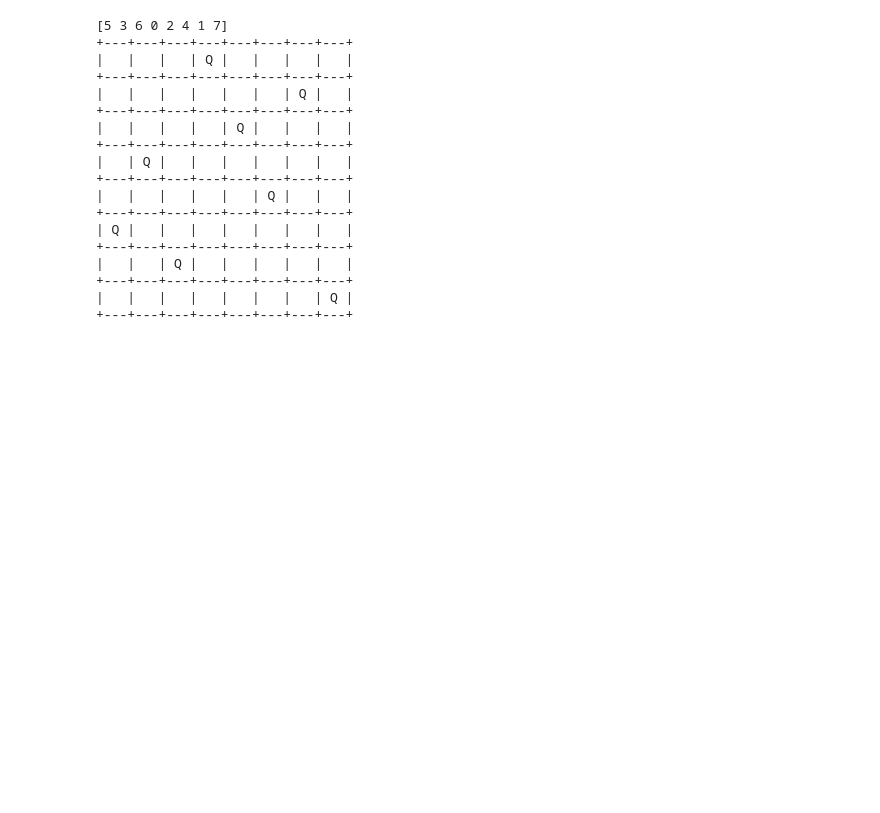
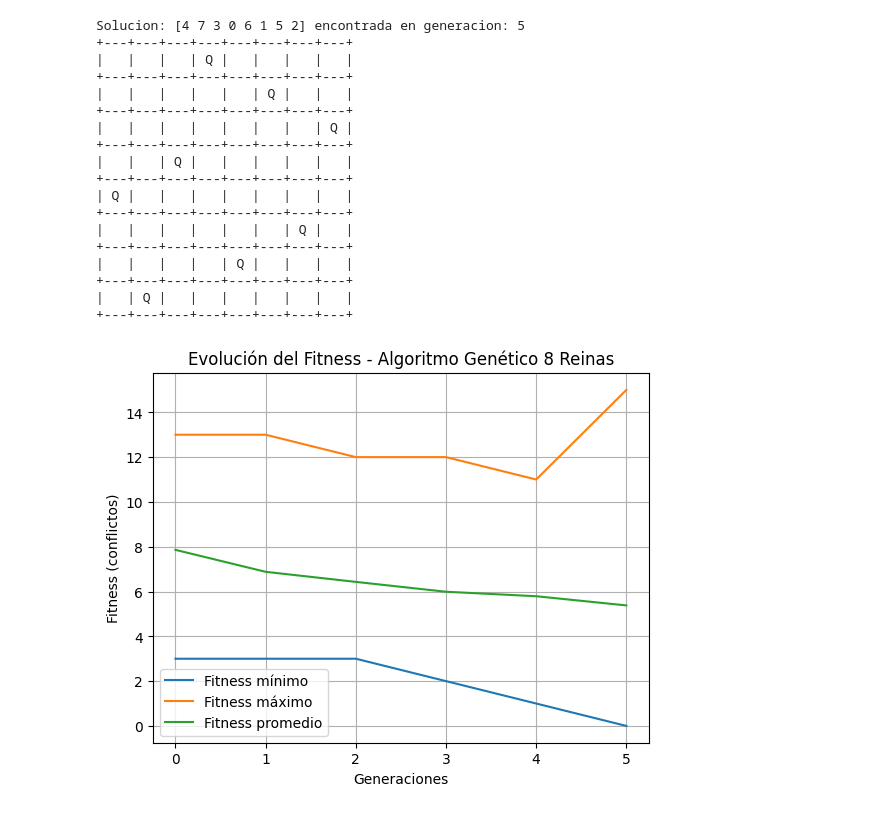
Before and after one commit to FabrexG/Ejercicios_Computacion_evolutiva_2026_1, a Jupyter notebook: reinas.ipynb, the cells around one changed output. Drawn from its saved outputs; the diff is of its cells as text; code cells hidden in the pictures; blank space fills up the shorter version.

```diff
--- a/reinas.ipynb
+++ b/reinas.ipynb
@@ -95,3 +104,10 @@ def calcular_aptitud(poblacion: npt.NDArray[np.int8]) -> list[int]:
     return fitnes
 # %%
 aptitud = calcular_aptitud(poblacion)
+# %%
+fitness_max = np.max(aptitud)
+fitness_min = np.min(aptitud)
+fitness_mean = np.mean(aptitud)
+print(fitness_max)
+print(fitness_min)
+print(fitness_mean)
@@ -202,3 +222,24 @@ Despues:  [3 4 5 1 3 4 5 4]
+# %%
+import matplotlib.pyplot as plt
+
+def graficar_fitness(fmin, fmax, fmean):
+
+    generaciones = range(len(fmin))
+
+    plt.figure()
+
+    plt.plot(generaciones, fmin, label="Fitness mínimo")
+    plt.plot(generaciones, fmax, label="Fitness máximo")
+    plt.plot(generaciones, fmean, label="Fitness promedio")
+
+    plt.xlabel("Generaciones")
+    plt.ylabel("Fitness (conflictos)")
+    plt.title("Evolución del Fitness - Algoritmo Genético 8 Reinas")
+
+    plt.legend()
+    plt.grid()
+
+    plt.show()
 # %%
 
 def algoritmo_genetico() -> npt.NDArray[np.int8] | None:
@@ -209,6 +250,9 @@ def algoritmo_genetico() -> npt.NDArray[np.int8] | None:
     tamano_poblacion: int = 100
     max_generaciones: int = 300
     tasa_mutacion: float = 0.10
+    fitness_min: list[int] = []
+    fitness_max: list[int] = []
+    fitness_mean: list[int] = []
 
     # TODO: Generar población inicial
     poblacion: npt.NDArray[np.int8] = generar_poblacion()
@@ -218,10 +262,14 @@ def algoritmo_genetico() -> npt.NDArray[np.int8] | None:
         # TODO: Calcular aptitudes de toda la población para verificar si ya hay una solución
         aptitudes: npt.NDArray[np.int8] = calcular_aptitud(poblacion)
 
+        fitness_min.append(np.min(aptitudes))
+        fitness_max.append(np.max(aptitudes))
+        fitness_mean.append(np.mean(aptitudes))
+
         # TODO: Verificar si hay solución
         if 0 in aptitudes:
             posicion = aptitudes.index(0)
-            return poblacion[posicion]
+            return poblacion[posicion], fitness_min, fitness_max, fitness_mean, generacion
         # Si hay solución termina el algoritmo, y retornar la solución
         # De lo contrario continua con el proceso de evolución
 
@@ -251,20 +299,28 @@ def algoritmo_genetico() -> npt.NDArray[np.int8] | None:
         poblacion = np.array(nueva_poblacion, dtype=np.int8)
 
     print("No se encontró solución en el número máximo de generaciones.")
-    return None
+    return None, fitness_min, fitness_max, fitness_mean, generacion
 # %%
 # Ejecutar el algoritmo genético
 
-solucion: npt.NDArray[np.int8] | None = algoritmo_genetico()
+solucion, fmin, fmax, fmean, generaciones = algoritmo_genetico()
 
-print(solucion)
+print(f"Solucion: {solucion} encontrada en generacion: {generaciones}")
 solucion = list(solucion)
 if solucion is not None:
     imprimir_tablero(solucion)
 # %% [output]
-[5 3 6 0 2 4 1 7]
+Solucion: [4 7 3 0 6 1 5 2] encontrada en generacion: 5
 +---+---+---+---+---+---+---+---+
 |   |   |   | Q |   |   |   |   |
++---+---+---+---+---+---+---+---+
+|   |   |   |   |   | Q |   |   |
++---+---+---+---+---+---+---+---+
+|   |   |   |   |   |   |   | Q |
++---+---+---+---+---+---+---+---+
+|   |   | Q |   |   |   |   |   |
++---+---+---+---+---+---+---+---+
+| Q |   |   |   |   |   |   |   |
 +---+---+---+---+---+---+---+---+
 |   |   |   |   |   |   | Q |   |
 +---+---+---+---+---+---+---+---+
@@ -272,11 +328,7 @@ if solucion is not None:
 +---+---+---+---+---+---+---+---+
 |   | Q |   |   |   |   |   |   |
 +---+---+---+---+---+---+---+---+
-|   |   |   |   |   | Q |   |   |
-+---+---+---+---+---+---+---+---+
-| Q |   |   |   |   |   |   |   |
-+---+---+---+---+---+---+---+---+
-|   |   | Q |   |   |   |   |   |
-+---+---+---+---+---+---+---+---+
-|   |   |   |   |   |   |   | Q |
-+---+---+---+---+---+---+---+---+
+# %%
+graficar_fitness(fmin, fmax, fmean)
+# %% [output]
+[figure, added]
```
Also changed, not shown: parts of 12 cells of this notebook.
